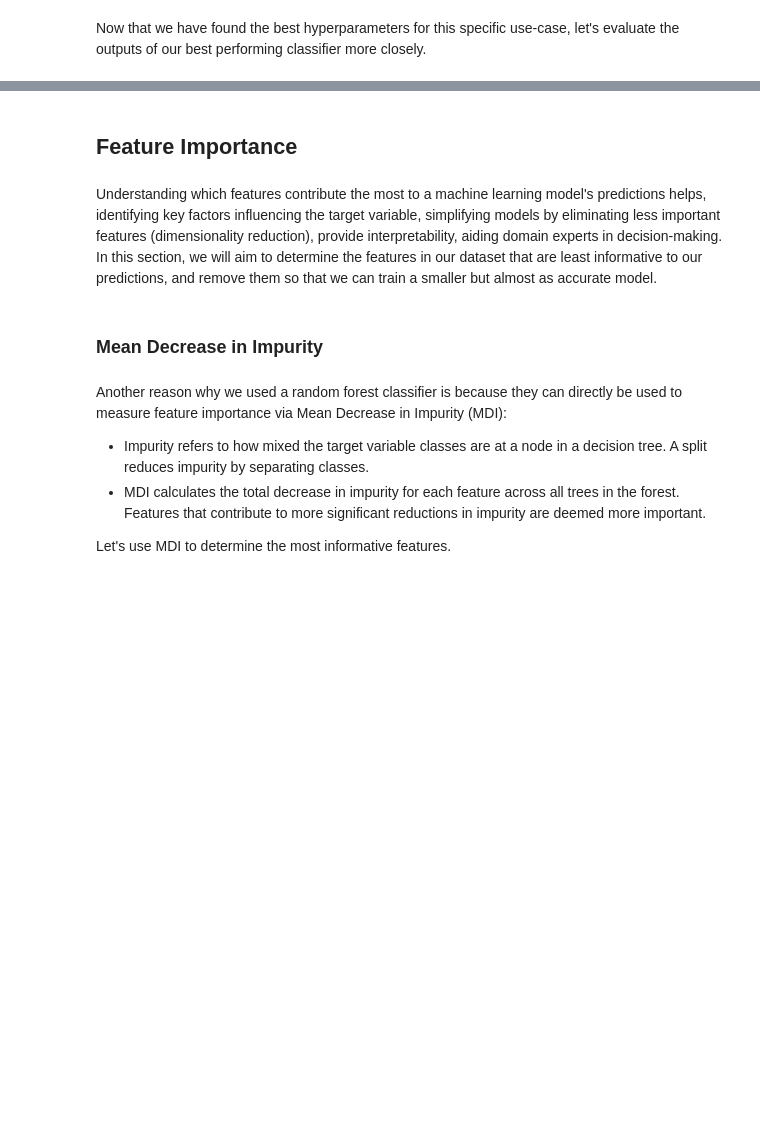
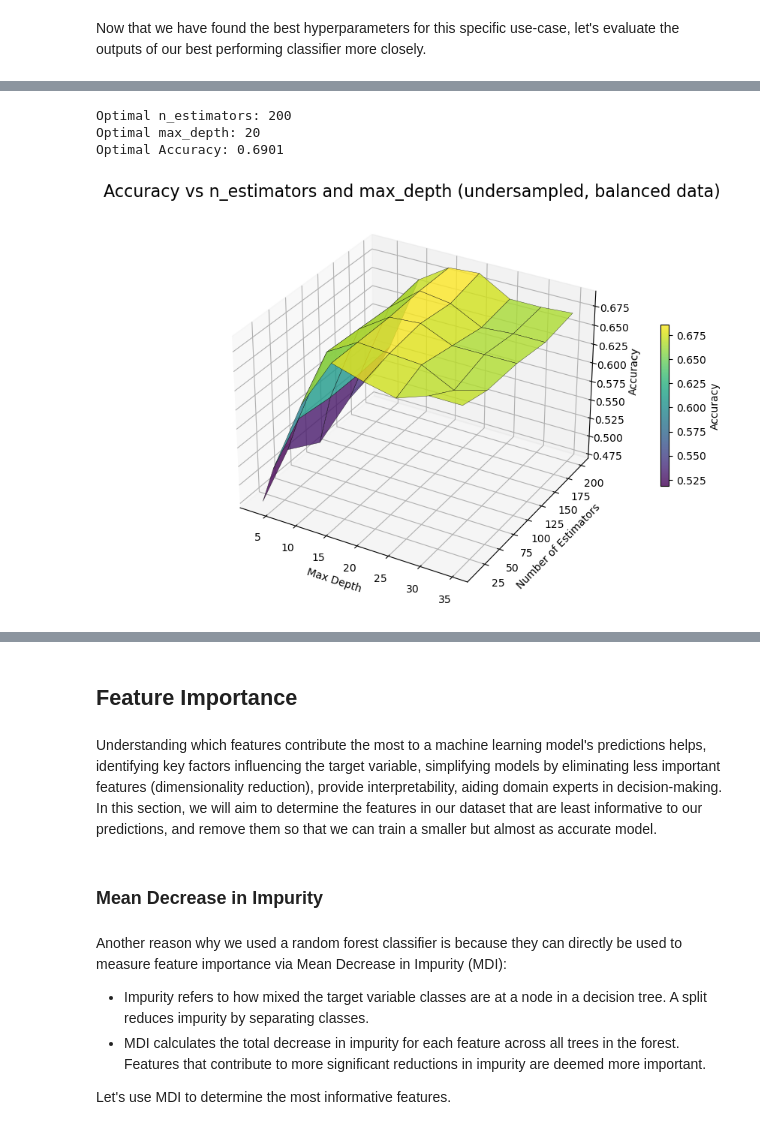
Before and after one commit to shayanalihassan/problematic-internet-use, a Jupyter notebook: PartD_ML.ipynb, the cells around one changed output, grey strips where cells are left out. Drawn from its saved outputs; the diff is of its cells as text; code cells hidden in the pictures; blank space fills up the shorter version.

```diff
--- a/PartD_ML.ipynb
+++ b/PartD_ML.ipynb
@@ -412,0 +417,75 @@ weighted avg       0.90      0.91      0.90      1432
+# %%
+# Remove class 3 from the dataset
+df_balanced = df[df['sii'] != 3]
+
+# Separating features and target again
+X = df_balanced.drop(columns=['sii'])
+y = df_balanced['sii']
+
+# Feature scaling via normalization
+scaler = preprocessing.StandardScaler()
+X_scaled = scaler.fit_transform(X)
+X = pd.DataFrame(X_scaled, columns=X.columns, index=X.index)
+
+# Combine the features and target for balancing
+data_balanced = pd.concat([X, y], axis=1)
+
+# Balancing classes through oversampling (use .min() for undersampling)
+# Find the size of the majority class
+max_class_size = data_balanced['sii'].value_counts().min()
+
+# Balancing each class
+balanced_data = []
+for label in data_balanced['sii'].unique():
+    class_data = data_balanced[data_balanced['sii'] == label]
+    balanced_data.append(resample(class_data,
+                                  replace=True,
+                                  n_samples=max_class_size,
+                                  random_state=42))
+
+# Combine the balanced data
+data_balanced = pd.concat(balanced_data)
+
+# Separate features and target again
+X = data_balanced.drop(columns=['sii'])
+y = data_balanced['sii']
+
+# Splitting the balanced data into training and testing sets
+X_train, X_test, y_train, y_test = train_test_split(X, y, test_size=0.3, random_state=42)
+
+# Using grid search to find the best hyperparameters for the Random Forest Classifier
+n_estimators_range = [10, 50, 100, 150, 200]
+max_depth_range = [3, 5, 10, 15, 20, 25, 30, 35]
+accuracy_values = np.zeros((len(n_estimators_range), len(max_depth_range)))
+for i, n_estimators in enumerate(n_estimators_range):
+    for j, max_depth in enumerate(max_depth_range):
+        forest = RandomForestClassifier(n_estimators=n_estimators, max_depth=max_depth, random_state=42)
+        forest.fit(X_train, y_train)
+        predictions = forest.predict(X_test)
+        accuracy = accuracy_score(y_test, predictions)
+        accuracy_values[i, j] = accuracy
+
+max_accuracy_index = np.unravel_index(np.argmax(accuracy_values), accuracy_values.shape)
+optimal_n_estimators = n_estimators_range[max_accuracy_index[0]]
+optimal_max_depth = max_depth_range[max_accuracy_index[1]]
+optimal_accuracy = accuracy_values[max_accuracy_index]
+print(f"Optimal n_estimators: {optimal_n_estimators}")
+print(f"Optimal max_depth: {optimal_max_depth}")
+print(f"Optimal Accuracy: {optimal_accuracy:.4f}")
+
+fig = plt.figure(figsize=(10, 7))
+ax = fig.add_subplot(111, projection='3d')
+X, Y = np.meshgrid(max_depth_range, n_estimators_range)
+Z = accuracy_values
+surf = ax.plot_surface(X, Y, Z, cmap='viridis', alpha=0.8, antialiased=True, edgecolor='k', linewidth=0.3)
+ax.set_title('Accuracy vs n_estimators and max_depth (undersampled, balanced data)', fontsize=16)
+ax.set_xlabel('Max Depth')
+ax.set_ylabel('Number of Estimators')
+ax.set_zlabel('Accuracy')
+fig.colorbar(surf, shrink=0.4, aspect=20, label='Accuracy', location='right', pad=0.08)
+plt.show()
+# %% [output]
+Optimal n_estimators: 200
+Optimal max_depth: 20
+Optimal Accuracy: 0.6901
+[figure, added]
```
Also changed, not shown: parts of 12 cells of this notebook.
